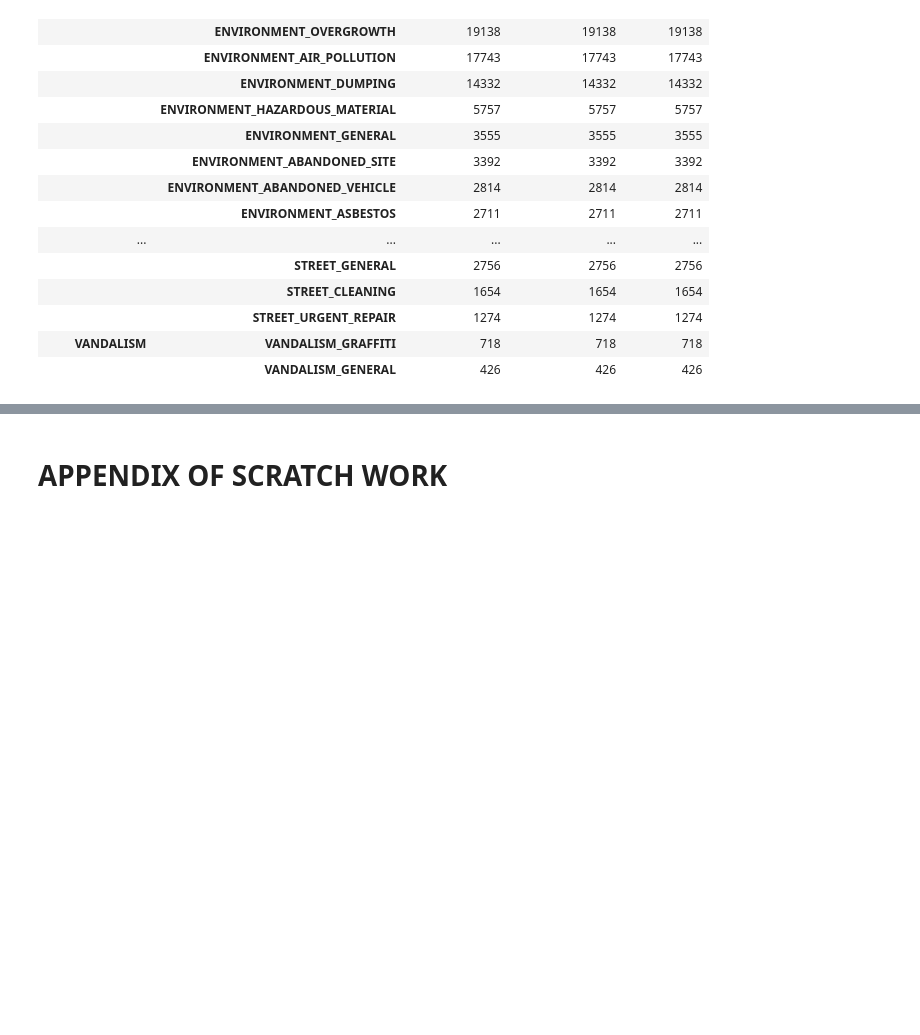
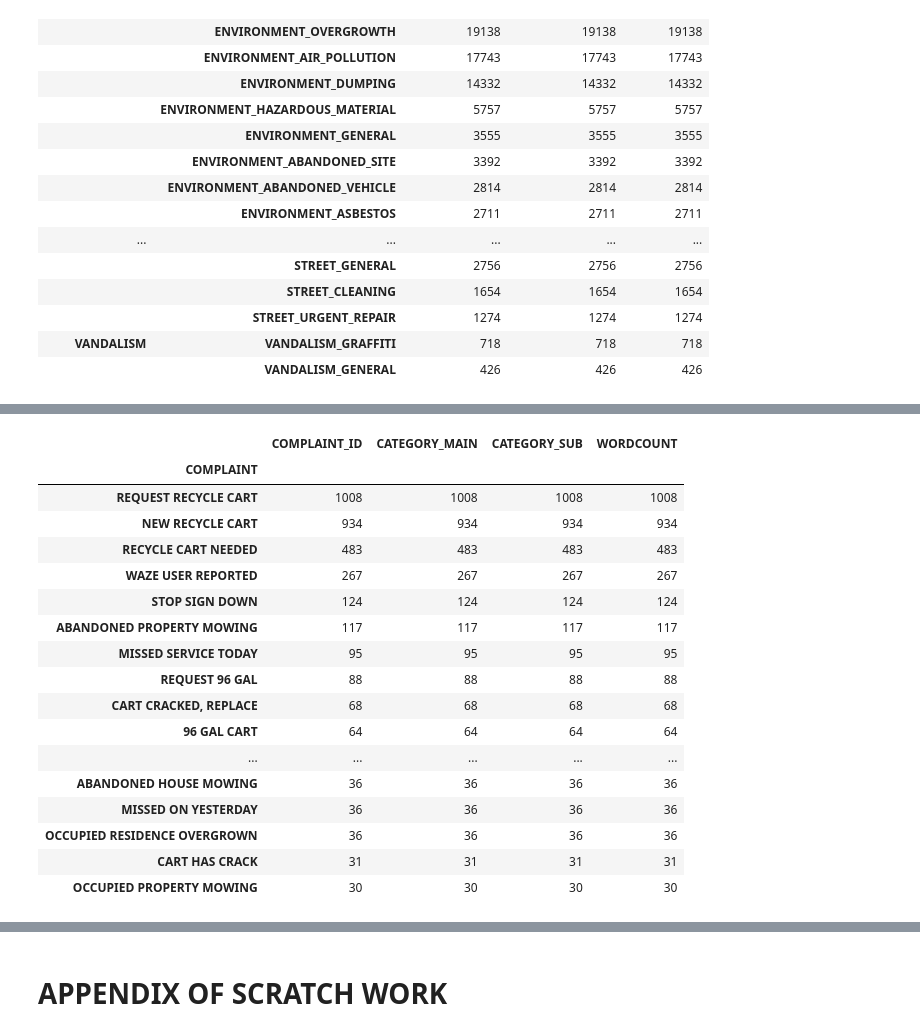
Before and after one commit to pdurkin84/W210_Gov_Complaints_Portal, a Jupyter notebook: Code/Reclassification_dictionary_datasets.ipynb, the cells around one changed output, grey strips where cells are left out. Cells and saved outputs as stored; diff of their text form; code cells hidden in the pictures; blank space fills up the shorter version.

```diff
--- a/Code/Reclassification_dictionary_datasets.ipynb
+++ b/Code/Reclassification_dictionary_datasets.ipynb
@@ -387,0 +461,22 @@ chi_br_IE_train_1.groupby(['CATEGORY_MAIN']).apply(lambda x: (x.groupby('CATEGOR
+# %%
+chi_br_IE_train_1[chi_br_IE_train_1['WORDCOUNT']==3].groupby(['COMPLAINT']).count().sort_values('COMPLAINT_ID', ascending=False)\
+.head(20)
+# %% [output]
+|  | COMPLAINT_ID | CATEGORY_MAIN | CATEGORY_SUB | WORDCOUNT |
+| COMPLAINT |  |  |  |  |
+| REQUEST RECYCLE CART | 1008 | 1008 | 1008 | 1008 |
+| NEW RECYCLE CART | 934 | 934 | 934 | 934 |
+| RECYCLE CART NEEDED | 483 | 483 | 483 | 483 |
+| WAZE USER REPORTED | 267 | 267 | 267 | 267 |
+| STOP SIGN DOWN | 124 | 124 | 124 | 124 |
+| ABANDONED PROPERTY MOWING | 117 | 117 | 117 | 117 |
+| MISSED SERVICE TODAY | 95 | 95 | 95 | 95 |
+| REQUEST 96 GAL | 88 | 88 | 88 | 88 |
+| CART CRACKED, REPLACE | 68 | 68 | 68 | 68 |
+| 96 GAL CART | 64 | 64 | 64 | 64 |
+| ... | ... | ... | ... | ... |
+| ABANDONED HOUSE MOWING | 36 | 36 | 36 | 36 |
+| MISSED ON YESTERDAY | 36 | 36 | 36 | 36 |
+| OCCUPIED RESIDENCE OVERGROWN | 36 | 36 | 36 | 36 |
+| CART HAS CRACK | 31 | 31 | 31 | 31 |
+| OCCUPIED PROPERTY MOWING | 30 | 30 | 30 | 30 |
```
Also changed, not shown: parts of 9 cells of this notebook.
